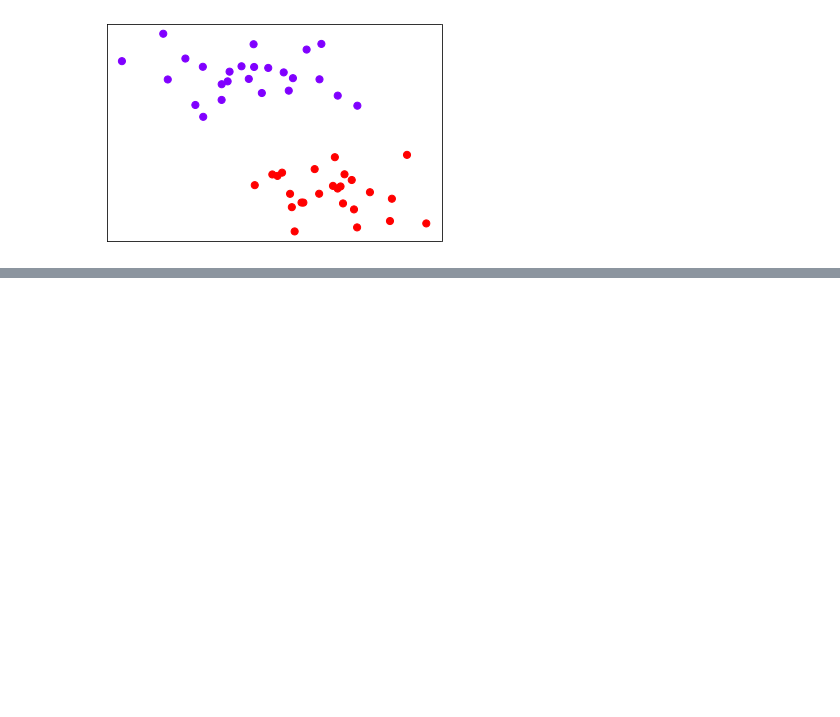
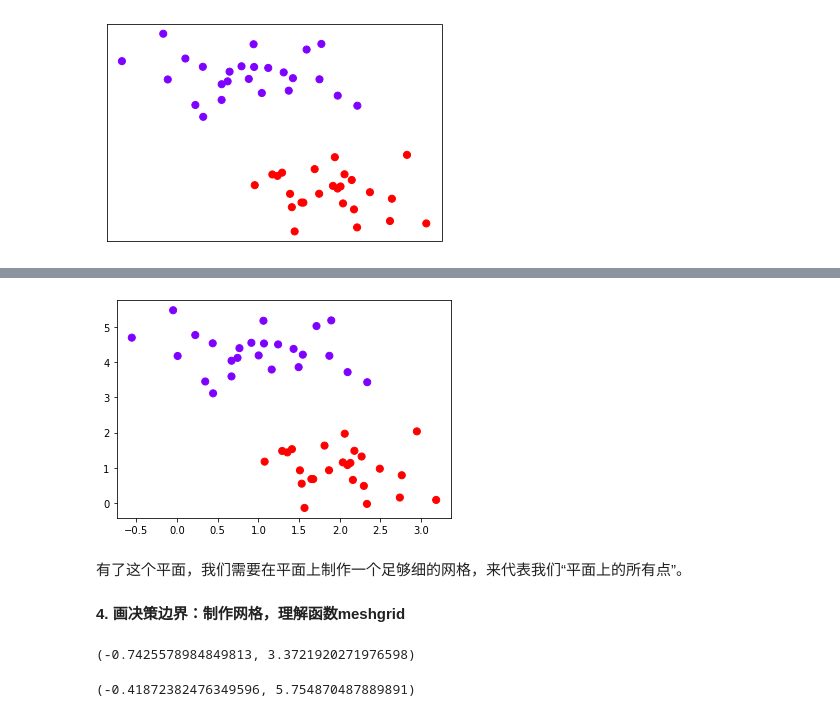
Before and after one commit to monkeyhlj/machine_learning_bymyself, a Jupyter notebook: 支持向量机SVM（上）.ipynb, the cells around one changed output, grey strips where cells are left out. Cells and saved outputs as stored; diff of their text form; code cells hidden in the pictures; blank space fills up the shorter version.

```diff
--- a/支持向量机SVM（上）.ipynb
+++ b/支持向量机SVM（上）.ipynb
@@ -112,0 +117,10 @@ plt.show()
+# %%
+#首先要有散点图
+plt.scatter(X[:,0],X[:,1],c=y,s=50,cmap="rainbow")
+ax = plt.gca() #获取当前的子图，如果不存在，则创建新的子图
+# %% [output]
+[figure, added]
+# %% [markdown]
+有了这个平面，我们需要在平面上制作一个足够细的网格，来代表我们“平面上的所有点”。
+# %% [markdown]
+**4. 画决策边界：制作网格，理解函数meshgrid**
@@ -112,0 +131,8 @@ plt.show()
+# %%
+xlim
+# %% [output]
+(-0.7425578984849813, 3.3721920271976598)
+# %%
+ylim
+# %% [output]
+(-0.41872382476349596, 5.754870487889891)
```
Also changed, not shown: parts of 138 cells of this notebook, 11 other files.
